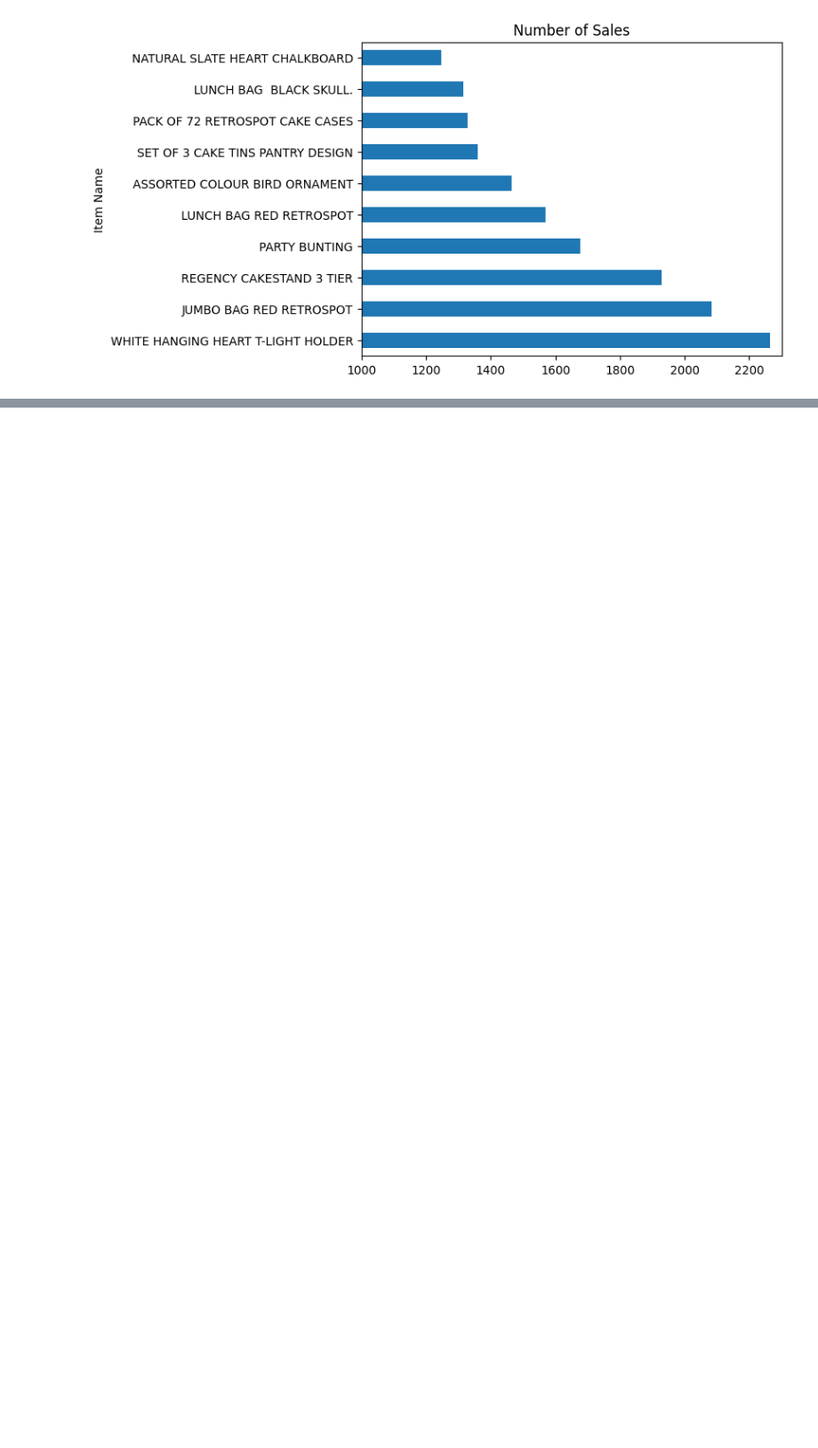
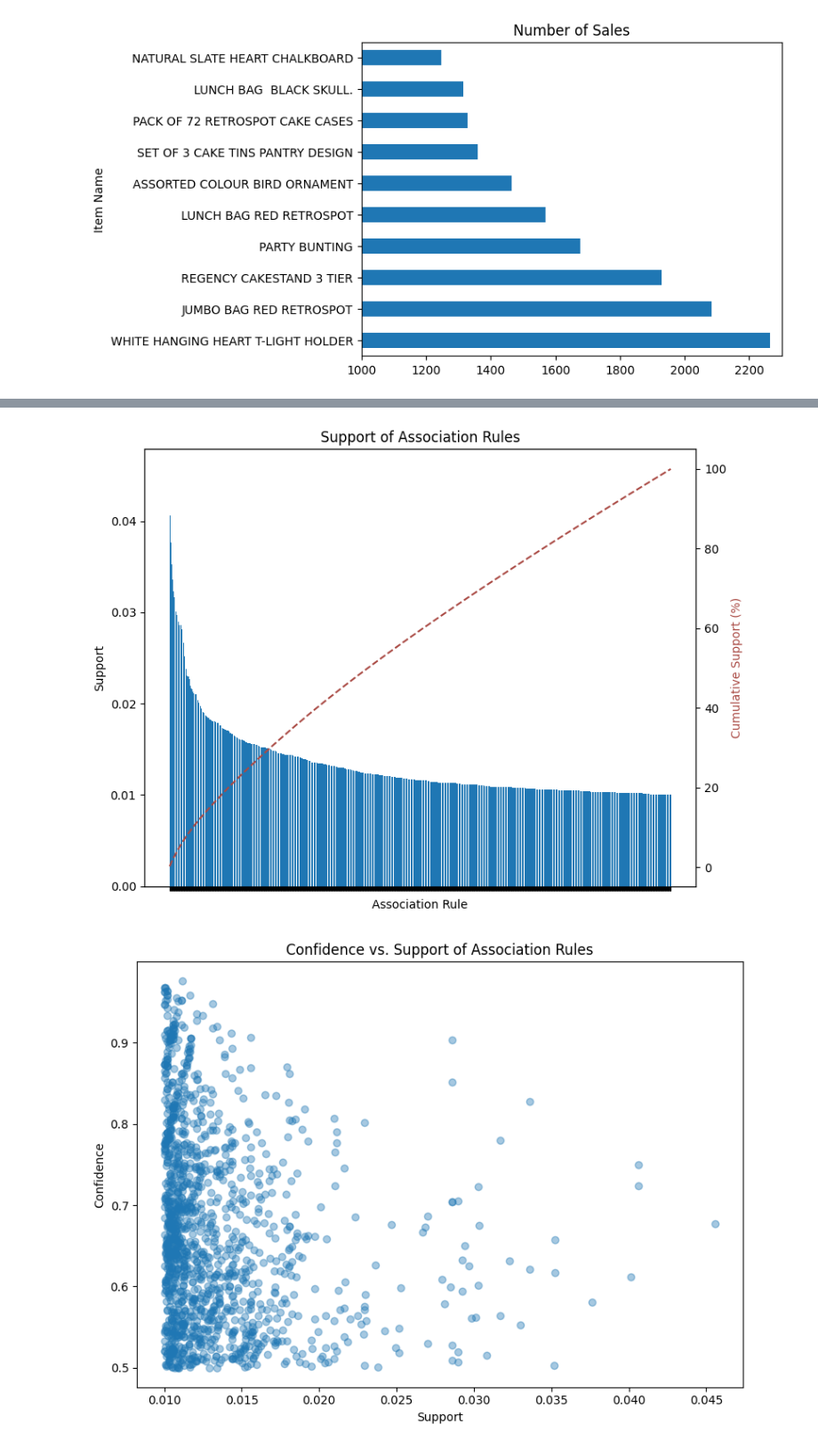
Before and after one commit to KavyaSwethaJ/market-basket-insights, a Jupyter notebook: market-basket-insights.ipynb, the cells around one changed output, grey strips where cells are left out. Shown at 89% size. Drawn from its saved outputs; the diff is of its cells as text; code cells hidden in the pictures; blank space fills up the shorter version.

Commit message:
Association Analysis

```diff
--- a/market-basket-insights.ipynb
+++ b/market-basket-insights.ipynb
@@ -255,0 +269,17 @@ plt.show()
+# %%
+from mlxtend.frequent_patterns import apriori
+from mlxtend.frequent_patterns import association_rules
+
+# Generate frequent itemsets with minimum support of 0.1 (10%)
+frequent_itemsets = apriori(pivot_table, min_support=0.01,use_colnames=True)
+
+# Generate association rules
+rules = association_rules(frequent_itemsets, "confidence", min_threshold = 0.5)
+
+# Print frequent itemsets
+print("Frequent Itemsets:")
+print(frequent_itemsets)
+
+# Print association rules
+print("\nAssociation Rules:")
+rules
@@ -255,0 +317,3 @@ plt.show()
+# %%
+rules = rules.sort_values(['confidence', 'lift'], ascending =[False, False])
+rules
@@ -255,0 +350,34 @@ plt.show()
+# %%
+# Sort rules by support in descending order
+sorted_rules = rules.sort_values(by='support', ascending=False)
+
+# Calculate cumulative support
+cumulative_support = np.cumsum(sorted_rules['support'] / np.sum(sorted_rules['support']) * 100)
+
+# Bar plot for Support
+fig, ax1 = plt.subplots(figsize=(8, 6))
+ax1.bar(range(len(sorted_rules)), sorted_rules['support'], align='center')
+plt.xticks(range(len(sorted_rules)), ['' for _ in range(len(sorted_rules))])  # Remove x-axis labels
+ax1.set_xlabel('Association Rule')
+ax1.set_ylabel('Support')
+ax1.set_title('Support of Association Rules')
+
+# CDF plot for cumulative support
+ax2 = ax1.twinx()
+ax2.plot(range(len(sorted_rules)), cumulative_support, color='#AA4A44', linestyle='--')
+ax2.set_ylabel('Cumulative Support (%)', c='#AA4A44')
+
+plt.tight_layout()
+plt.show()
+
+# Scatter plot for Confidence vs. Support
+plt.figure(figsize=(8, 6))
+plt.scatter(rules['support'], rules['confidence'], alpha=0.4)
+plt.xlabel('Support')
+plt.ylabel('Confidence')
+plt.title('Confidence vs. Support of Association Rules')
+plt.tight_layout()
+plt.show()
+# %% [output]
+[figure, added]
+[figure, added]
```
Also changed, not shown: parts of 12 cells of this notebook.
